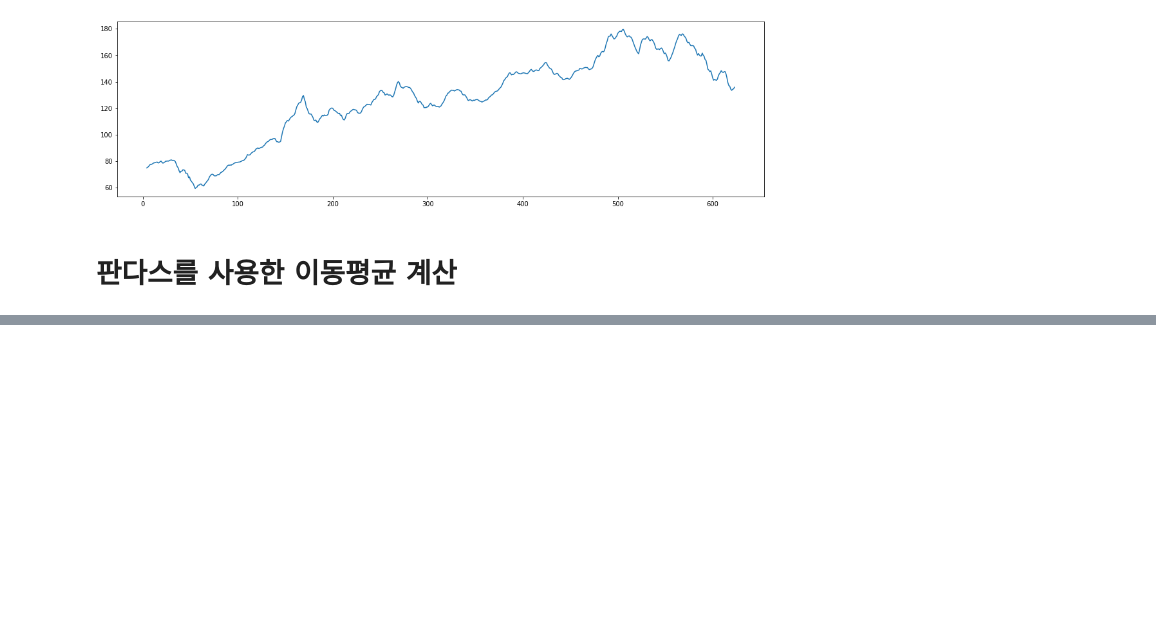
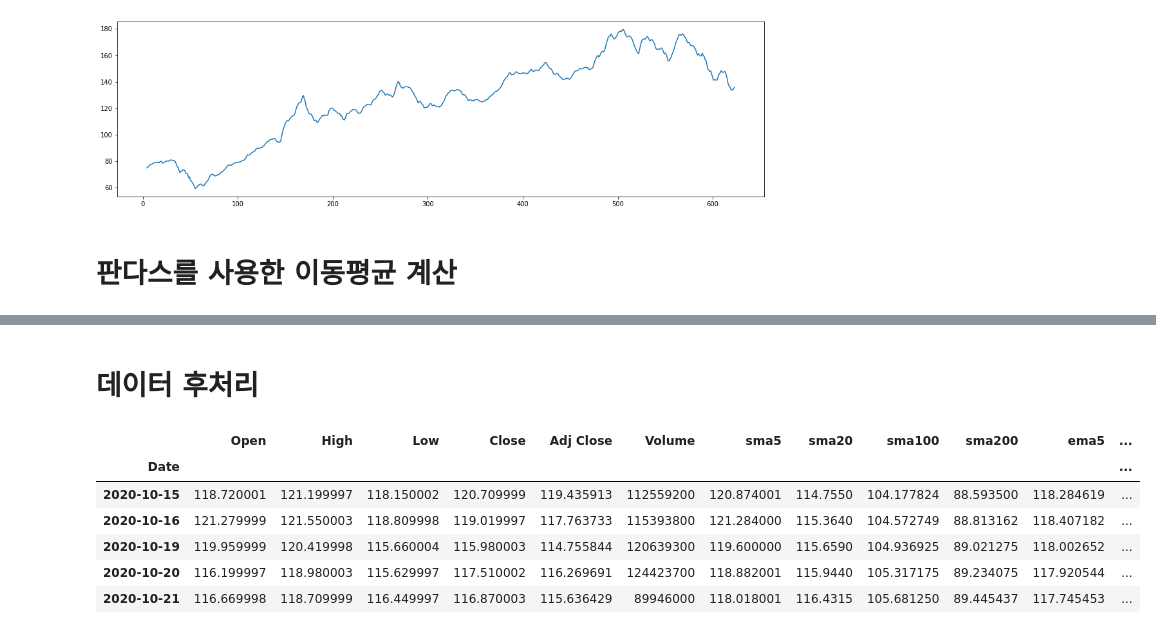
Before and after one commit to KIMMOOKYONG/COLAB-NOTENOOK, a Jupyter notebook: 이동평균_및_지수이동평균계산.ipynb, the cells around one changed output, grey strips where cells are left out. Cells and saved outputs as stored; diff of their text form; code cells hidden in the pictures; blank space fills up the shorter version.

```diff
--- a/이동평균_및_지수이동평균계산.ipynb
+++ b/이동평균_및_지수이동평균계산.ipynb
@@ -253,2 +197,0 @@ def q_stick(Data, ema_lookback, opening, close, where):
-# %%
-data["Q"] = 0.
@@ -300,0 +261,14 @@ NameError: ignored
+# %% [markdown]
+# 데이터 후처리
+# %%
+# null값 제거
+data.dropna(inplace=True)
+data.head()
+# %% [output]
+|  | Open | High | Low | Close | Adj Close | Volume | sma5 | sma20 | sma100 | sma200 | ema5 | ... |
+| Date |  |  |  |  |  |  |  |  |  |  |  | ... |
+| 2020-10-15 | 118.720001 | 121.199997 | 118.150002 | 120.709999 | 119.435913 | 112559200 | 120.874001 | 114.7550 | 104.177824 | 88.593500 | 118.284619 | ... |
+| 2020-10-16 | 121.279999 | 121.550003 | 118.809998 | 119.019997 | 117.763733 | 115393800 | 121.284000 | 115.3640 | 104.572749 | 88.813162 | 118.407182 | ... |
+| 2020-10-19 | 119.959999 | 120.419998 | 115.660004 | 115.980003 | 114.755844 | 120639300 | 119.600000 | 115.6590 | 104.936925 | 89.021275 | 118.002652 | ... |
+| 2020-10-20 | 116.199997 | 118.980003 | 115.629997 | 117.510002 | 116.269691 | 124423700 | 118.882001 | 115.9440 | 105.317175 | 89.234075 | 117.920544 | ... |
+| 2020-10-21 | 116.669998 | 118.709999 | 116.449997 | 116.870003 | 115.636429 | 89946000 | 118.018001 | 116.4315 | 105.681250 | 89.445437 | 117.745453 | ... |
```
Also changed, not shown: parts of 25 cells of this notebook.
